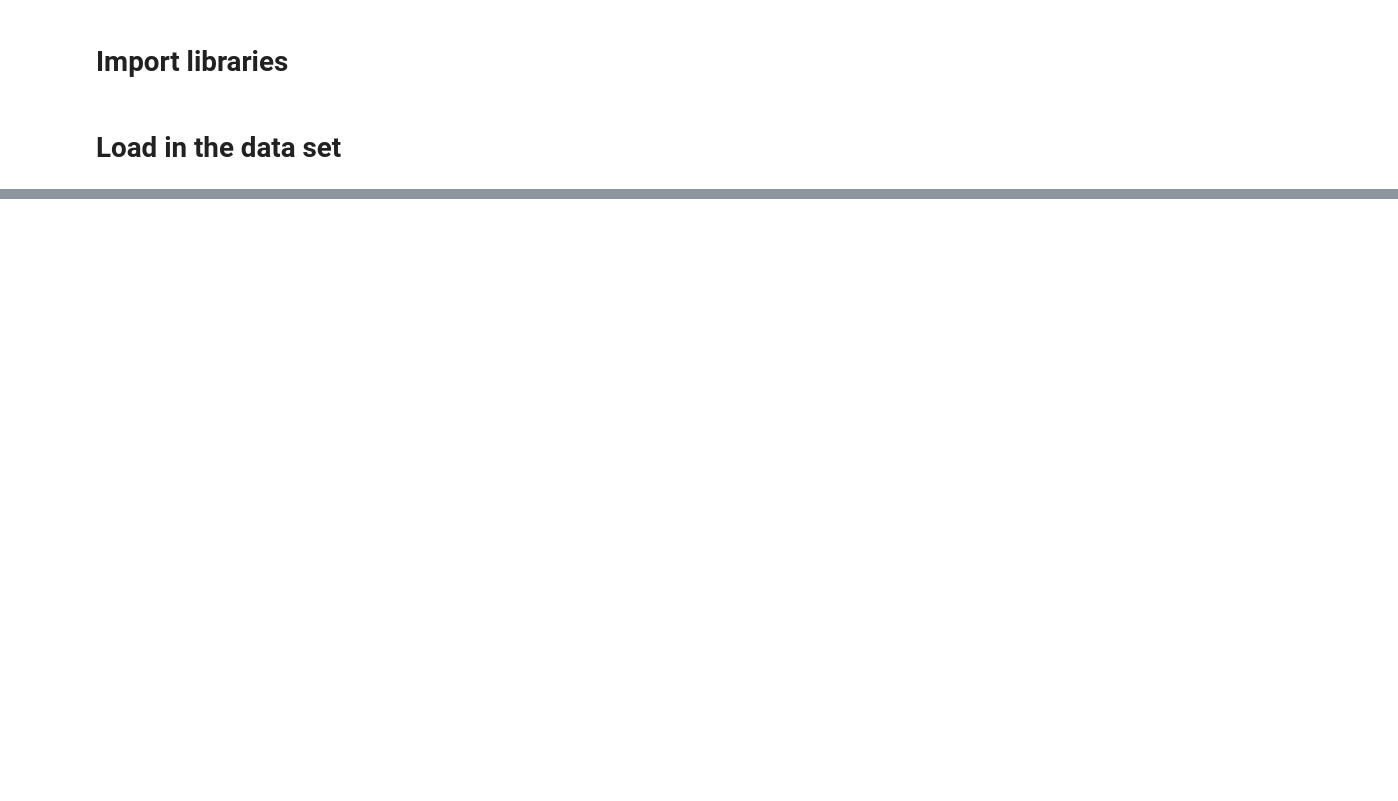
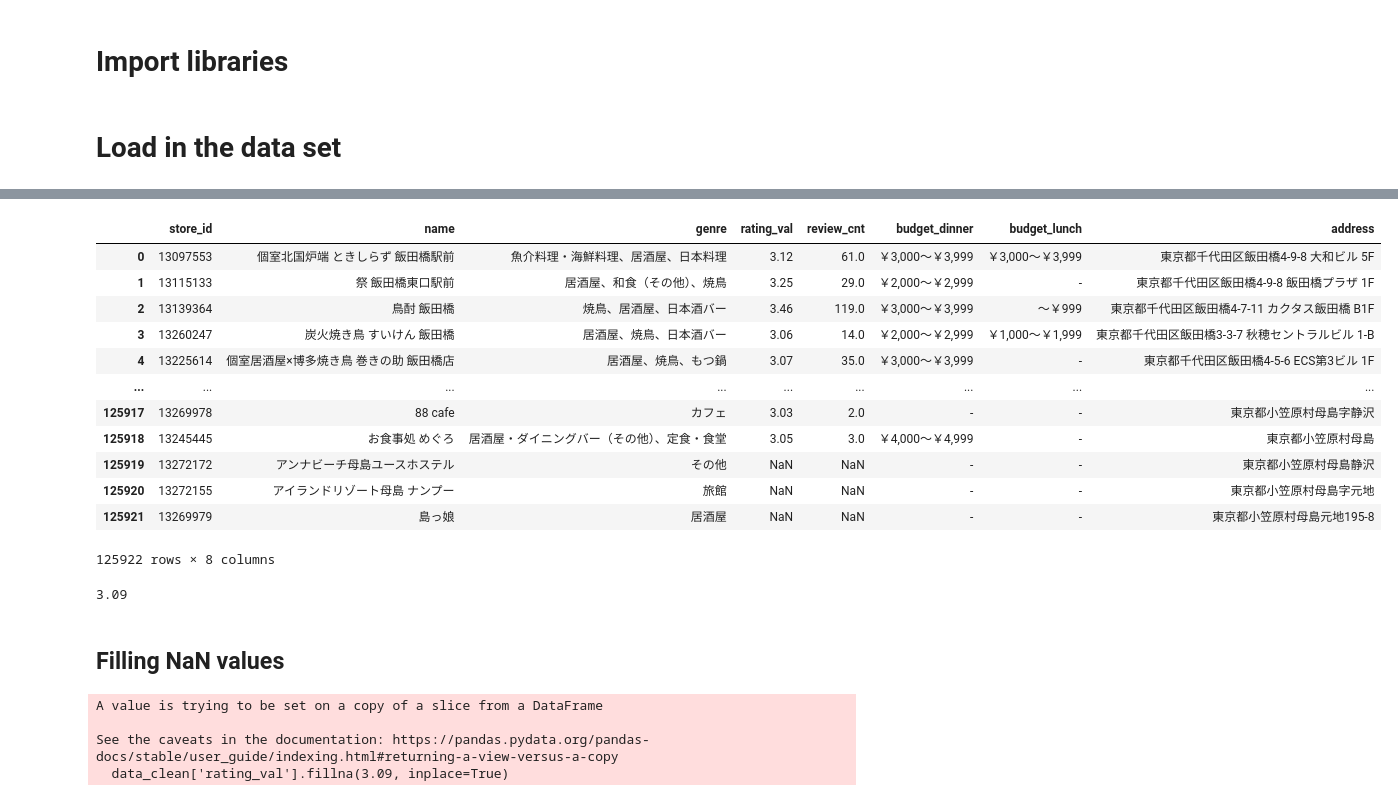
Before and after one commit to Jack-Merrett/food-pandora, a Jupyter notebook: data_clean/surprize_knn_recommender.ipynb, the cells around one changed output, grey strips where cells are left out. Saved outputs shown, nothing was run; the diff lists cells and outputs as text; code cells hidden in the pictures; blank space fills up the shorter version.

```diff
--- a/data_clean/surprize_knn_recommender.ipynb
+++ b/data_clean/surprize_knn_recommender.ipynb
@@ -73,0 +30,30 @@ for recommendation in top_n[:5]:
+# %%
+data_clean.drop_duplicates()
+# %% [output]
+|  | store_id | name | genre | rating_val | review_cnt | budget_dinner | budget_lunch | address |
+| 0 | 13097553 | 個室北国炉端 ときしらず 飯田橋駅前 | 魚介料理・海鮮料理、居酒屋、日本料理 | 3.12 | 61.0 | ￥3,000～￥3,999 | ￥3,000～￥3,999 | 東京都千代田区飯田橋4-9-8 大和ビル 5F |
+| 1 | 13115133 | 祭 飯田橋東口駅前 | 居酒屋、和食（その他）、焼鳥 | 3.25 | 29.0 | ￥2,000～￥2,999 | - | 東京都千代田区飯田橋4-9-8 飯田橋プラザ 1F |
+| 2 | 13139364 | 鳥酎 飯田橋 | 焼鳥、居酒屋、日本酒バー | 3.46 | 119.0 | ￥3,000～￥3,999 | ～￥999 | 東京都千代田区飯田橋4-7-11 カクタス飯田橋 B1F |
+| 3 | 13260247 | 炭火焼き鳥 すいけん 飯田橋 | 居酒屋、焼鳥、日本酒バー | 3.06 | 14.0 | ￥2,000～￥2,999 | ￥1,000～￥1,999 | 東京都千代田区飯田橋3-3-7 秋穂セントラルビル 1-B |
+| 4 | 13225614 | 個室居酒屋×博多焼き鳥 巻きの助 飯田橋店 | 居酒屋、焼鳥、もつ鍋 | 3.07 | 35.0 | ￥3,000～￥3,999 | - | 東京都千代田区飯田橋4-5-6 ECS第3ビル 1F |
+| ... | ... | ... | ... | ... | ... | ... | ... | ... |
+| 125917 | 13269978 | 88 cafe | カフェ | 3.03 | 2.0 | - | - | 東京都小笠原村母島字静沢 |
+| 125918 | 13245445 | お食事処 めぐろ | 居酒屋・ダイニングバー（その他）、定食・食堂 | 3.05 | 3.0 | ￥4,000～￥4,999 | - | 東京都小笠原村母島 |
+| 125919 | 13272172 | アンナビーチ母島ユースホステル | その他 | NaN | NaN | - | - | 東京都小笠原村母島静沢 |
+| 125920 | 13272155 | アイランドリゾート母島 ナンプー | 旅館 | NaN | NaN | - | - | 東京都小笠原村母島字元地 |
+| 125921 | 13269979 | 島っ娘 | 居酒屋 | NaN | NaN | - | - | 東京都小笠原村母島元地195-8 |
+125922 rows × 8 columns
+# %%
+data['rating_val'].median()
+# %% [output]
+3.09
+# %% [markdown]
+## Filling NaN values
+# %%
+# Filling the NaN value of Rating with the mean value of all the ratings.
+data_clean['rating_val'].fillna(3.09, inplace=True)
+# %% [output]
+A value is trying to be set on a copy of a slice from a DataFrame
+
+See the caveats in the documentation: https://pandas.pydata.org/pandas-docs/stable/user_guide/indexing.html#returning-a-view-versus-a-copy
+  data_clean['rating_val'].fillna(3.09, inplace=True)
```
Also changed, not shown: parts of 28 cells of this notebook.
